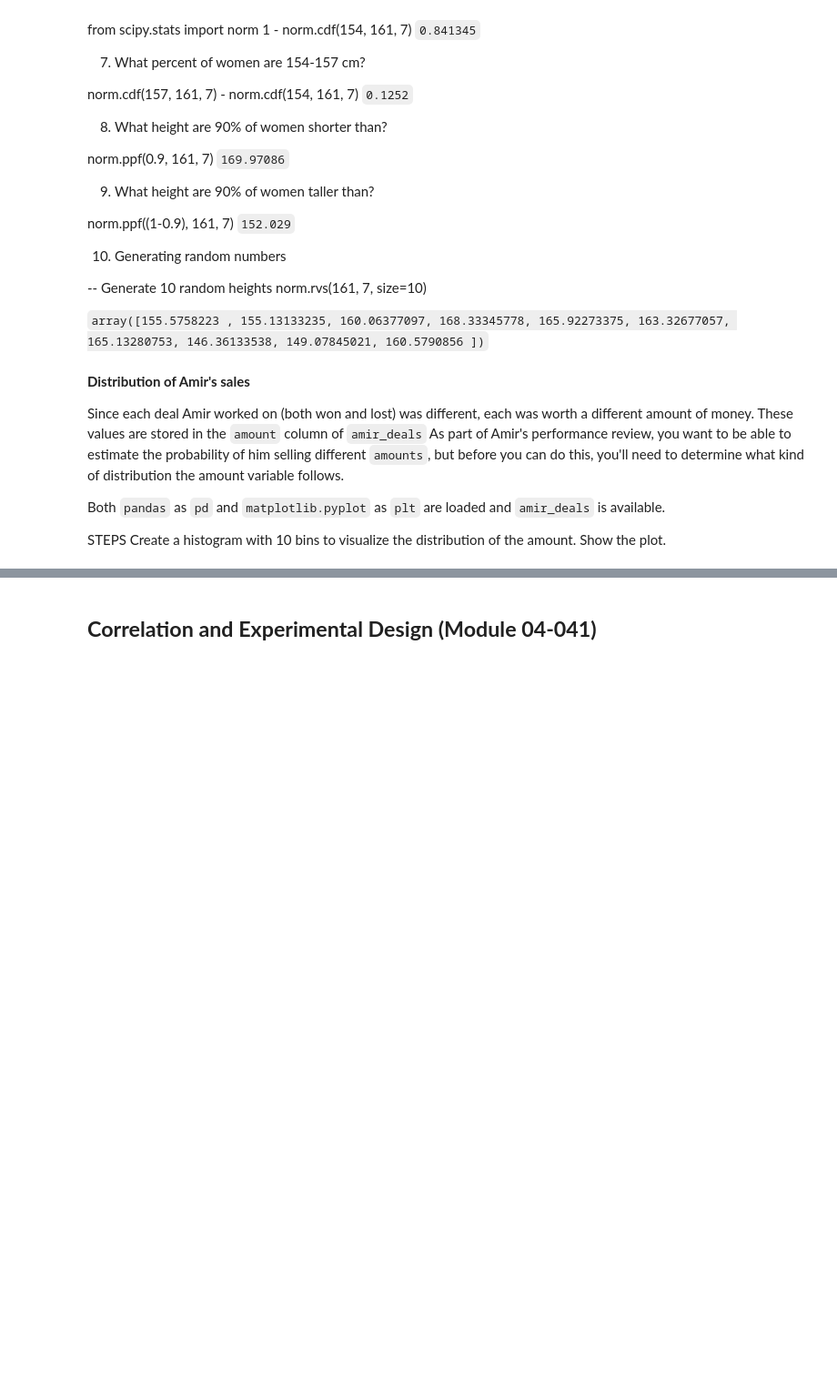
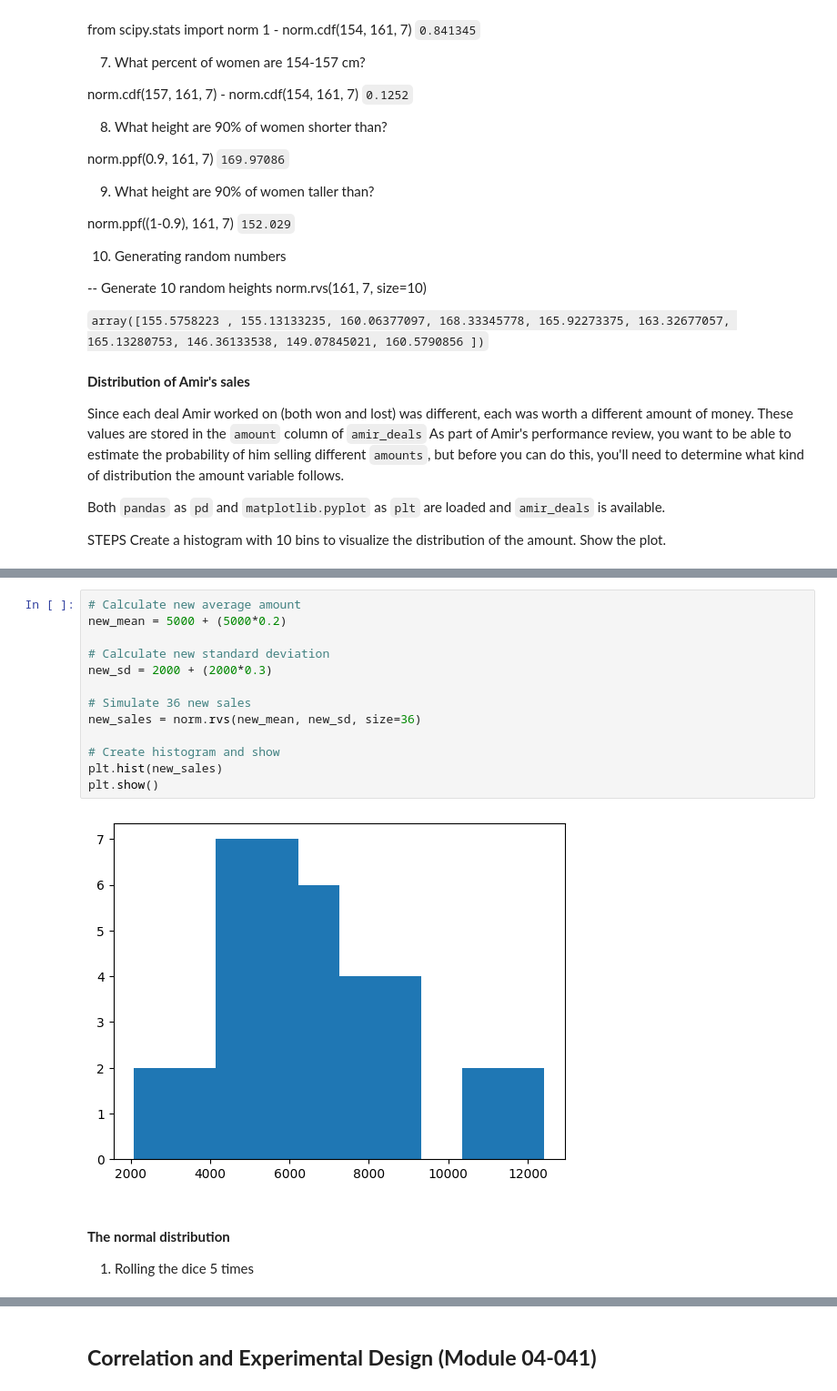
Before and after one commit to mcabas/Datacamp_Notebook, a Jupyter notebook: DataCamp.Course_041_Introduction to Statistics in Python.ipynb, the cells around one changed output, grey strips where cells are left out. Shown at 91% size. Cells and saved outputs as stored; diff of their text form; blank space fills up the shorter version.

```diff
--- a/DataCamp.Course_041_Introduction to Statistics in Python.ipynb
+++ b/DataCamp.Course_041_Introduction to Statistics in Python.ipynb
@@ -1039,0 +1102,19 @@ Create a histogram with 10 bins to visualize the distribution of the amount. Sho
+# %%
+# Calculate new average amount
+new_mean = 5000 + (5000*0.2)
+
+# Calculate new standard deviation
+new_sd = 2000 + (2000*0.3)
+
+# Simulate 36 new sales
+new_sales = norm.rvs(new_mean, new_sd, size=36)
+
+# Create histogram and show
+plt.hist(new_sales)
+plt.show()
+# %% [output]
+[figure, added]
+# %% [markdown]
+#### **The normal distribution**
+
+1. Rolling the dice 5 times
```
Also changed, not shown: parts of 26 cells of this notebook.
